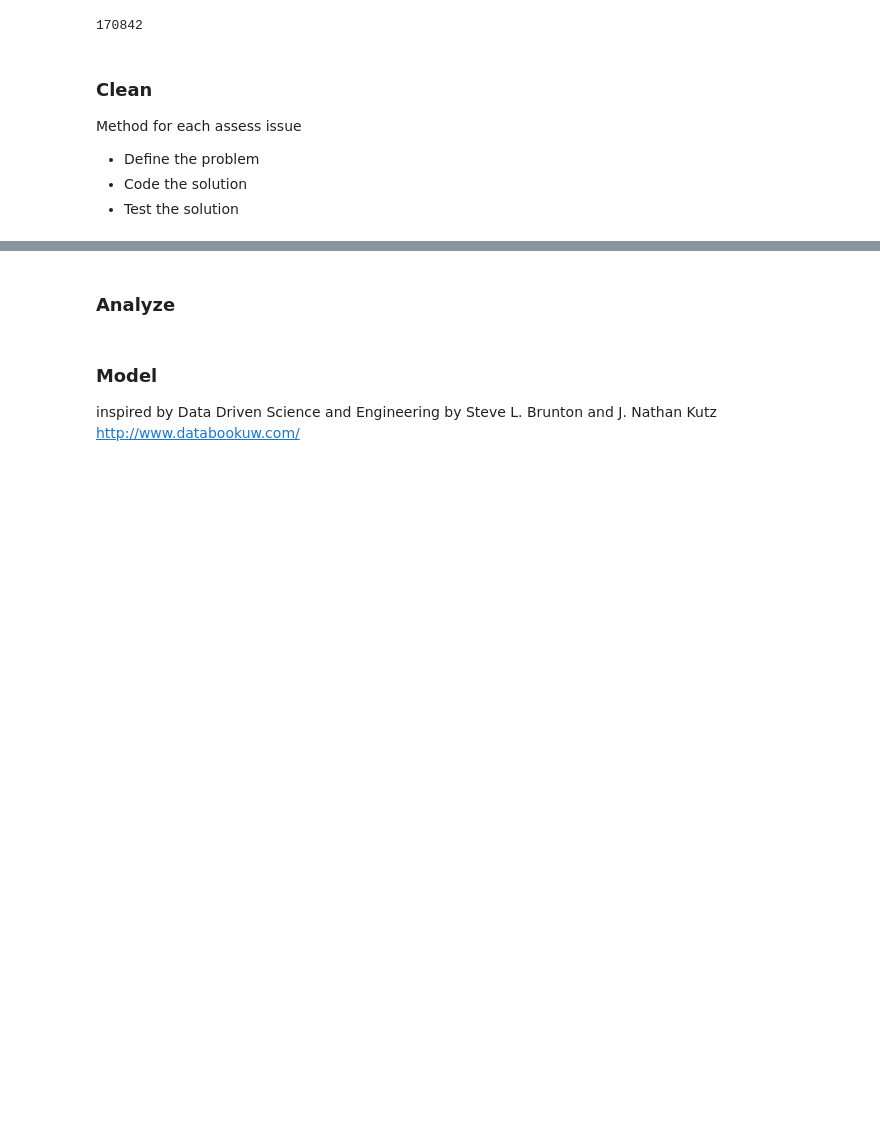
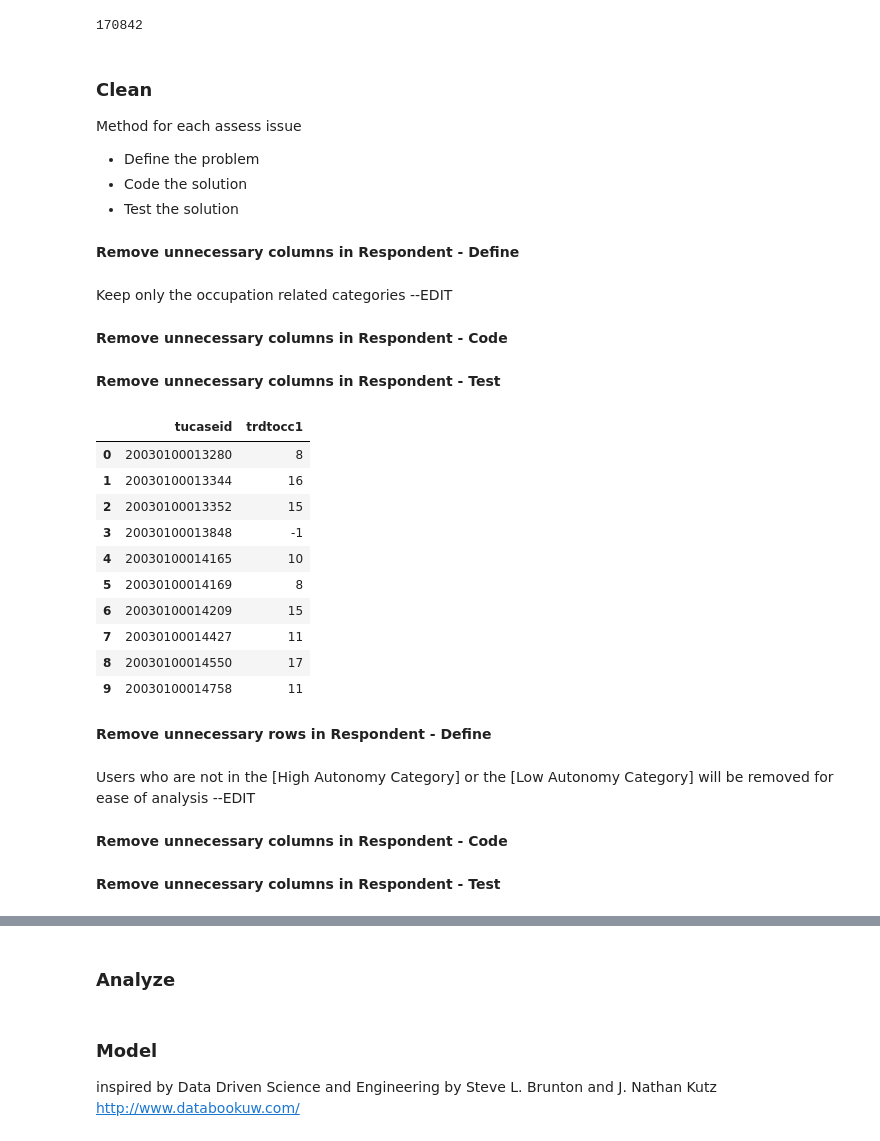
Before and after one commit to matthew-young/data-science-capstone-2021, a Jupyter notebook: notebook/American Time Use Survey Investigation.ipynb, the cells around one changed output, grey strips where cells are left out. Saved outputs shown, nothing was run; the diff lists cells and outputs as text; code cells hidden in the pictures; blank space fills up the shorter version.

```diff
--- a/notebook/American Time Use Survey Investigation.ipynb
+++ b/notebook/American Time Use Survey Investigation.ipynb
@@ -166,3 +167,9 @@ Method for each assess issue
  - Define the problem
  - Code the solution
  - Test the solution
+# %% [markdown]
+**Remove unnecessary columns in Respondent - Define**
+# %% [markdown]
+Keep only the occupation related categories --EDIT
+# %% [markdown]
+**Remove unnecessary columns in Respondent - Code**
@@ -168,0 +178,22 @@ Method for each assess issue
+# %% [markdown]
+**Remove unnecessary columns in Respondent - Test**
+# %%
+c.head(10)
+# %% [output]
+|  | tucaseid | trdtocc1 |
+| 0 | 20030100013280 | 8 |
+| 1 | 20030100013344 | 16 |
+| 2 | 20030100013352 | 15 |
+| 3 | 20030100013848 | -1 |
+| 4 | 20030100014165 | 10 |
+| 5 | 20030100014169 | 8 |
+| 6 | 20030100014209 | 15 |
+| 7 | 20030100014427 | 11 |
+| 8 | 20030100014550 | 17 |
+| 9 | 20030100014758 | 11 |
+# %% [markdown]
+**Remove unnecessary rows in Respondent - Define**
+# %% [markdown]
+Users who are not in the [High Autonomy Category] or the [Low Autonomy Category] will be removed for ease of analysis --EDIT
+# %% [markdown]
+**Remove unnecessary columns in Respondent - Code**
@@ -168,0 +202,2 @@ Method for each assess issue
+# %% [markdown]
+**Remove unnecessary columns in Respondent - Test**
```
Also changed, not shown: parts of 18 cells of this notebook.
